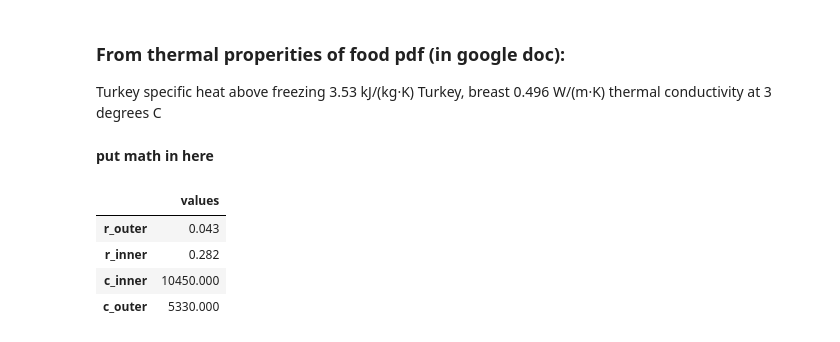
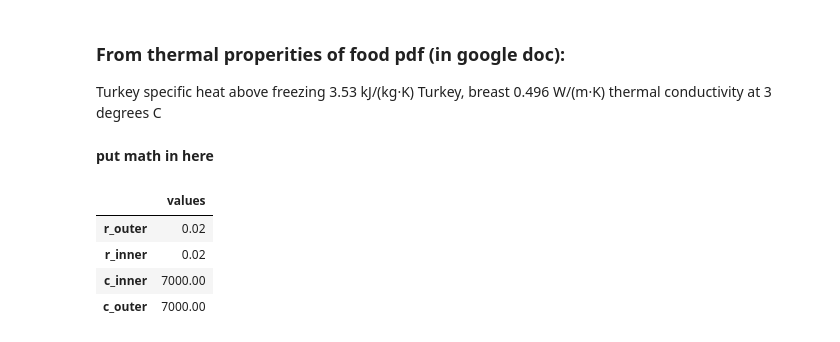
Before and after one commit to MellieZito/Project-2, a Jupyter notebook: code/Turkey.ipynb, the cells around one changed output. Saved outputs shown, nothing was run; the diff lists cells and outputs as text; code cells hidden in the pictures.

```diff
--- a/code/Turkey.ipynb
+++ b/code/Turkey.ipynb
@@ -85,17 +87,18 @@ def convert_k_to_f(k):
     return (k-273)*(9/5) + 32
 # %%
 params = Params(
-    r_outer = 0.043, #Km^2/W
-    r_inner = 0.282, #Km^2/W
-    c_inner = 10450, #J/K
-    c_outer = 5330, #J/K
+    r_outer = 0.02, #Km^2/W
+    r_inner = 0.02, #Km^2/W
+    c_inner = 7000, #J/K
+    c_outer = 7000, #J/K
+    #.282
     )
 # %% [output]
 |  | values |
-| r_outer | 0.043 |
-| r_inner | 0.282 |
-| c_inner | 10450.000 |
-| c_outer | 5330.000 |
+| r_outer | 0.02 |
+| r_inner | 0.02 |
+| c_inner | 7000.00 |
+| c_outer | 7000.00 |
 # %%
 system=make_system(params,391,275,500)
 results, details=run_ode_solver(system,slope_func,max_step=1)
```
Also changed, not shown: parts of 7 cells of this notebook.
